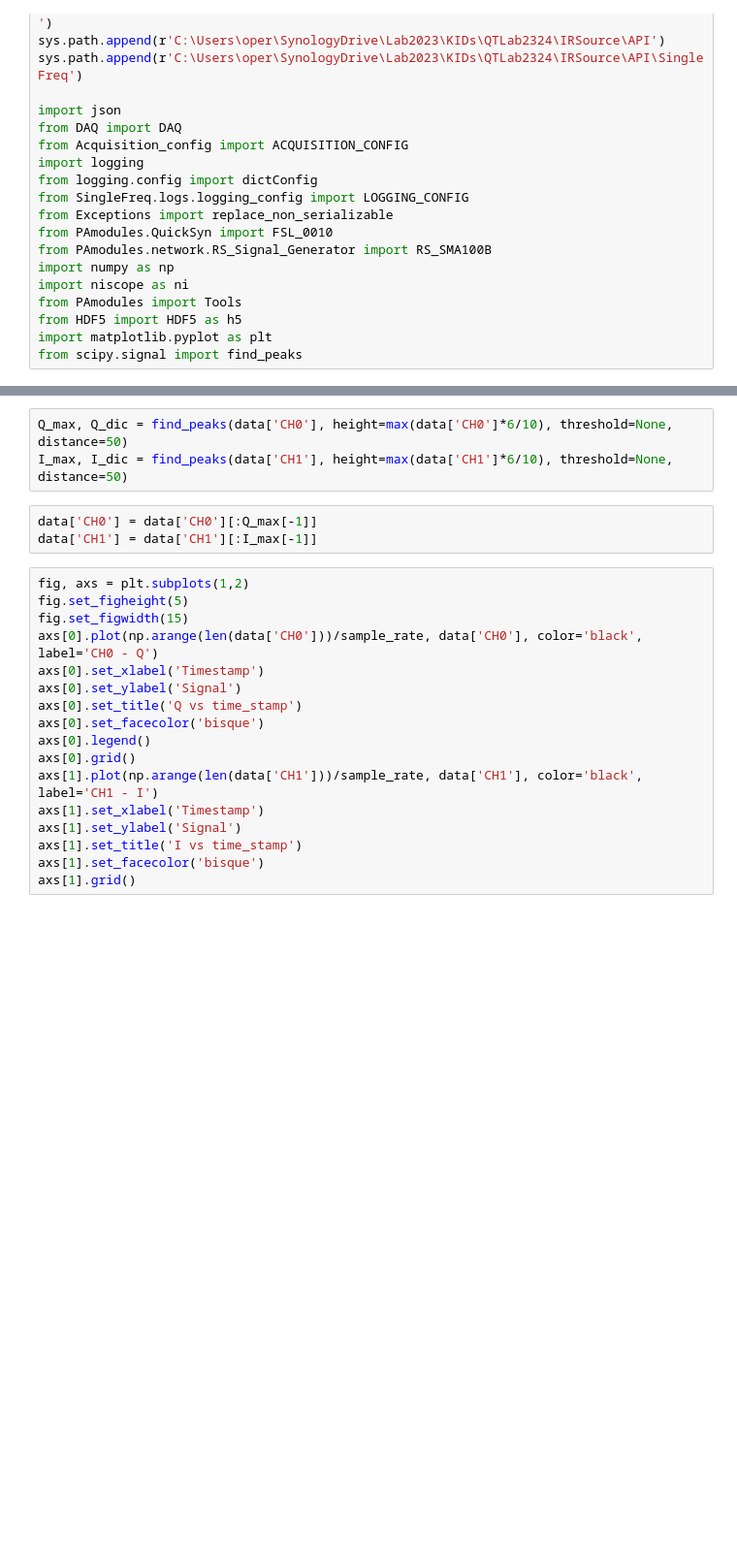
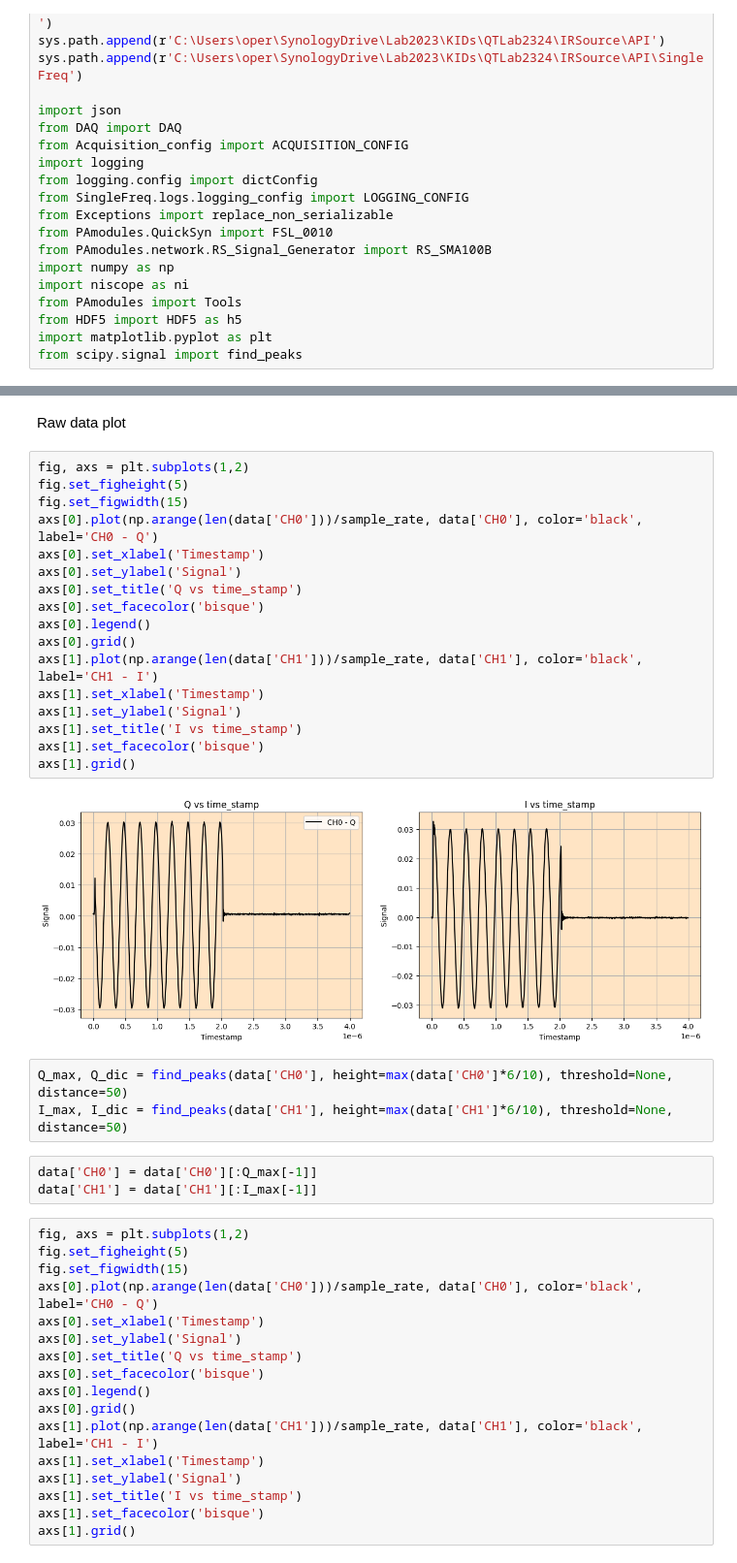
Before and after one commit to biqute/QTLab2324, a Jupyter notebook: IRSource/API/SingleFreq/Mixer_calibration.ipynb, the cells around one changed output, grey strips where cells are left out. Shown at 97% size. Saved outputs shown, nothing was run; the diff lists cells and outputs as text; blank space fills up the shorter version.

```diff
--- a/IRSource/API/SingleFreq/Mixer_calibration.ipynb
+++ b/IRSource/API/SingleFreq/Mixer_calibration.ipynb
@@ -252,3 +250,24 @@ Execution time: 0.07
+# %% [markdown]
+Raw data plot
+# %%
+fig, axs = plt.subplots(1,2)
+fig.set_figheight(5)
+fig.set_figwidth(15)
+axs[0].plot(np.arange(len(data['CH0']))/sample_rate, data['CH0'], color='black', label='CH0 - Q')
+axs[0].set_xlabel('Timestamp')
+axs[0].set_ylabel('Signal')
+axs[0].set_title('Q vs time_stamp')
+axs[0].set_facecolor('bisque')
+axs[0].legend()
+axs[0].grid()
+axs[1].plot(np.arange(len(data['CH1']))/sample_rate, data['CH1'], color='black', label='CH1 - I')
+axs[1].set_xlabel('Timestamp')
+axs[1].set_ylabel('Signal')
+axs[1].set_title('I vs time_stamp')
+axs[1].set_facecolor('bisque')
+axs[1].grid()
+# %% [output]
+[figure, added]
 # %%
 Q_max, Q_dic = find_peaks(data['CH0'], height=max(data['CH0']*6/10), threshold=None, distance=50)
 I_max, I_dic = find_peaks(data['CH1'], height=max(data['CH1']*6/10), threshold=None, distance=50)
```
Also changed, not shown: parts of 11 cells of this notebook, 6 other files.
